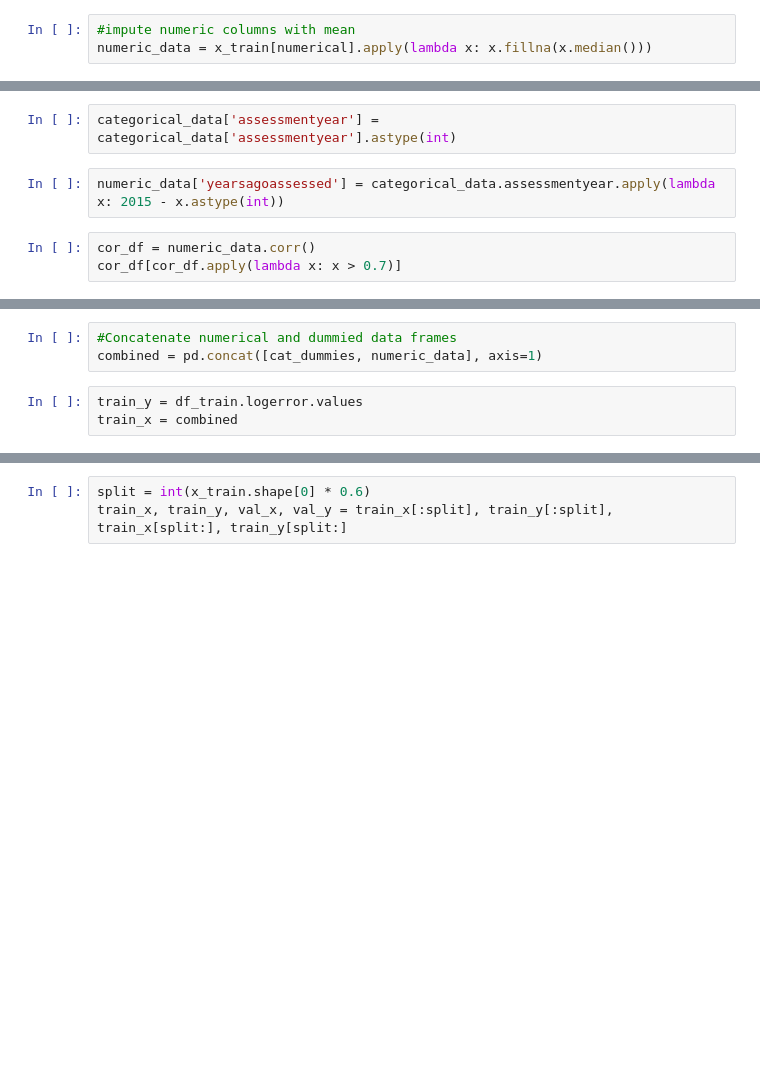
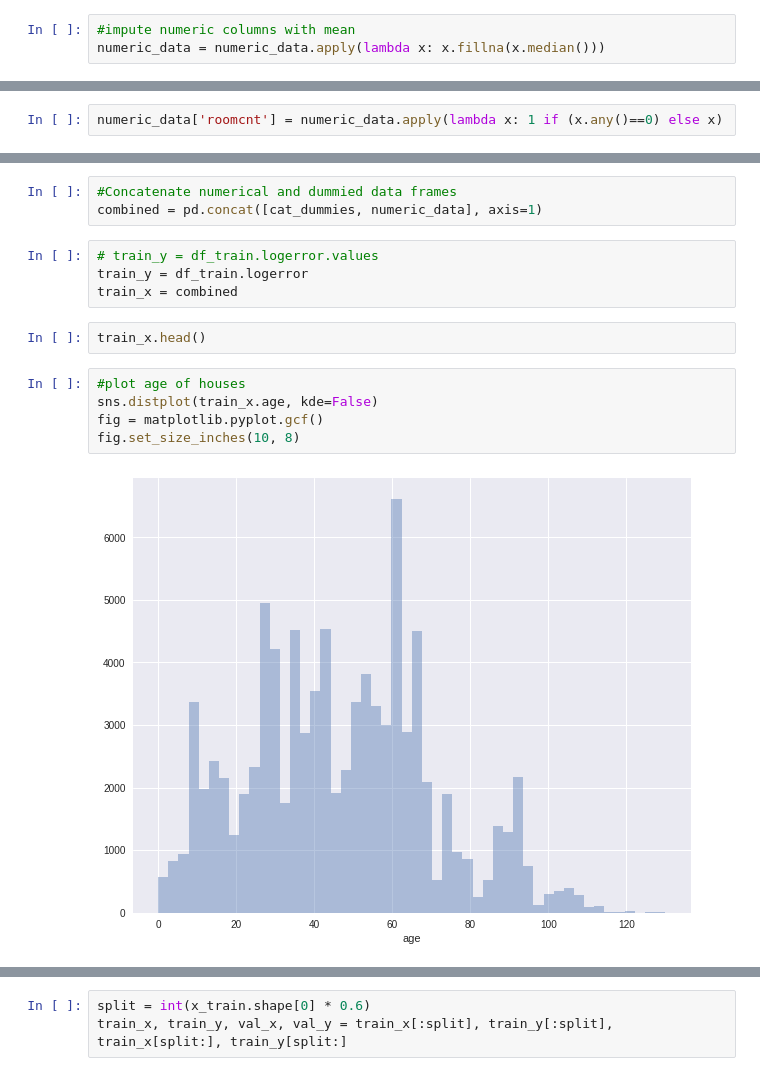
Before and after one commit to pranayaryal/zillow, a Jupyter notebook: zillow.ipynb, the cells around one changed output, grey strips where cells are left out. Drawn from its saved outputs; the diff is of its cells as text; blank space fills up the shorter version.

```diff
--- a/zillow.ipynb
+++ b/zillow.ipynb
@@ -148,6 +150,6 @@ x_train = x_train[good_features]
 # %%
 #impute numeric columns with mean
-numeric_data = x_train[numerical].apply(lambda x: x.fillna(x.median()))
+numeric_data = numeric_data.apply(lambda x: x.fillna(x.median()))
 # %%
 #impute categorical columns with mode
 categorical_data = x_train[cat_col].apply(lambda x: x.fillna(x.mode()[0]))
@@ -172,10 +164,5 @@ dtype: object
 categorical_data['yearbuilt'] = categorical_data['yearbuilt'].astype(int)
 # %%
 numeric_data['age'] = categorical_data.yearbuilt.apply(lambda x: 2015 - x)
-# %%
-categorical_data['assessmentyear'] = categorical_data['assessmentyear'].astype(int)
-# %%
-numeric_data['yearsagoassessed'] = categorical_data.assessmentyear.apply(lambda x: 2015 - x.astype(int))
 # %%
-cor_df = numeric_data.corr()
-cor_df[cor_df.apply(lambda x: x > 0.7)]
+numeric_data['roomcnt'] = numeric_data.apply(lambda x: 1 if (x.any()==0) else x)
@@ -234,5 +176,15 @@ cat_dummies.corr()
 #Concatenate numerical and dummied data frames
 combined = pd.concat([cat_dummies, numeric_data], axis=1)
 # %%
-train_y = df_train.logerror.values
+# train_y = df_train.logerror.values
+train_y = df_train.logerror
 train_x = combined
+# %%
+train_x.head()
+# %%
+#plot age of houses
+sns.distplot(train_x.age, kde=False)
+fig = matplotlib.pyplot.gcf()
+fig.set_size_inches(10, 8)
+# %% [output]
+[figure, added]
```
Also changed, not shown: parts of 63 cells of this notebook.
